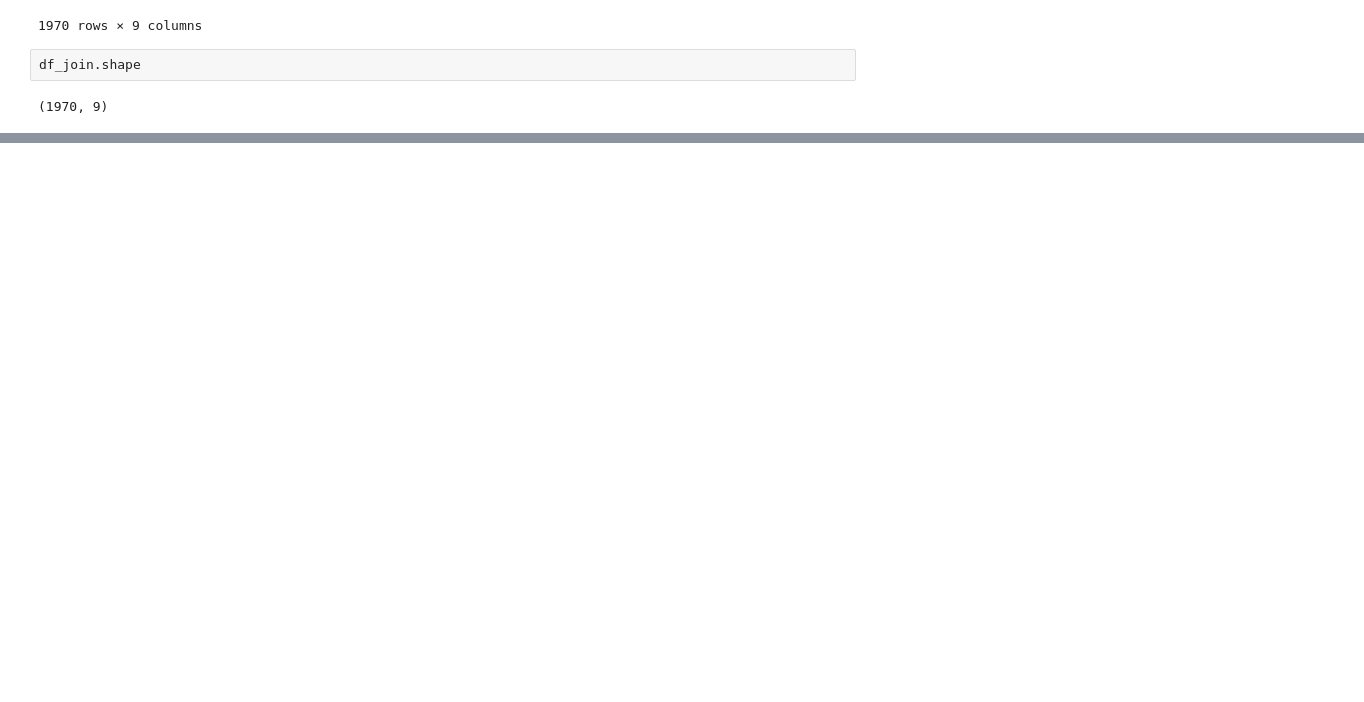
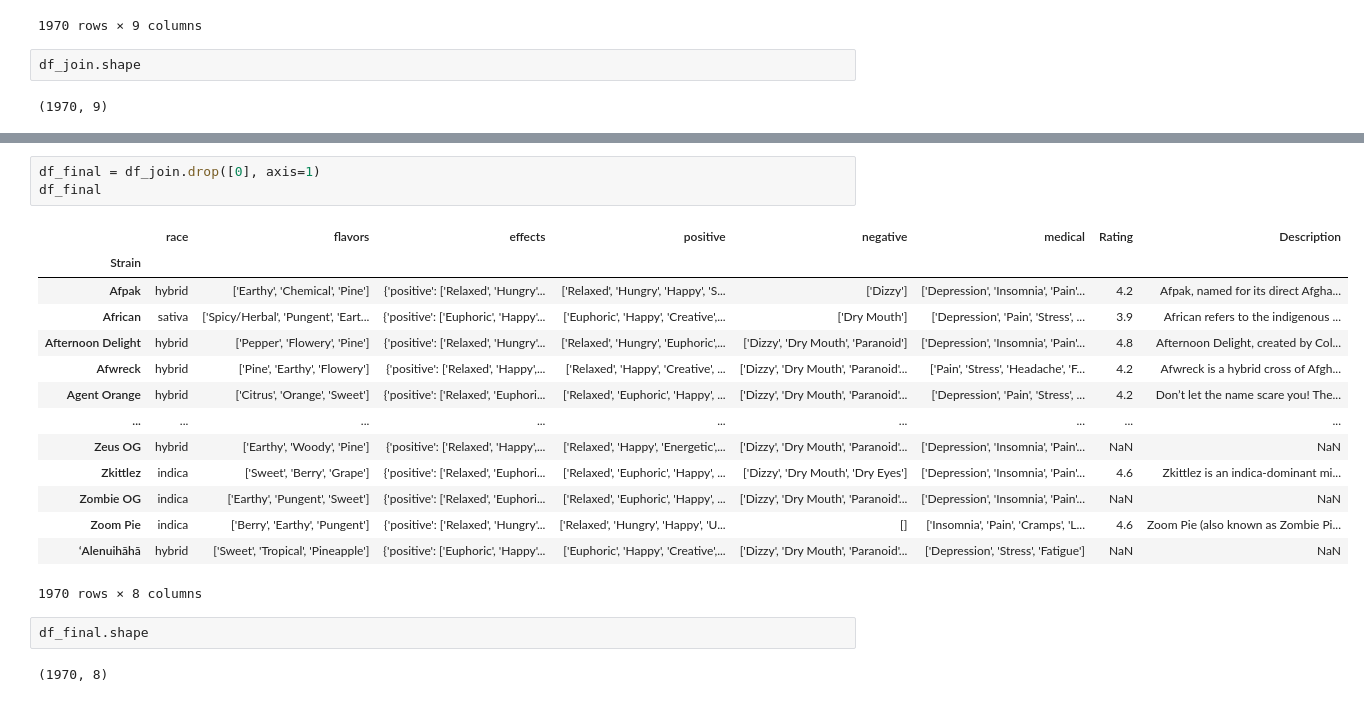
Before and after one commit to michhottinger/MedCab2bw, a Jupyter notebook: MedCab2bw.ipynb, the cells around one changed output, grey strips where cells are left out. Drawn from its saved outputs; the diff is of its cells as text; blank space fills up the shorter version.

```diff
--- a/MedCab2bw.ipynb
+++ b/MedCab2bw.ipynb
@@ -127,0 +141,22 @@ df_join.shape
+# %%
+df_final = df_join.drop([0], axis=1)
+df_final
+# %% [output]
+|  | race | flavors | effects | positive | negative | medical | Rating | Description |
+| Strain |  |  |  |  |  |  |  |  |
+| Afpak | hybrid | ['Earthy', 'Chemical', 'Pine'] | {'positive': ['Relaxed', 'Hungry'... | ['Relaxed', 'Hungry', 'Happy', 'S... | ['Dizzy'] | ['Depression', 'Insomnia', 'Pain'... | 4.2 | Afpak, named for its direct Afgha... |
+| African | sativa | ['Spicy/Herbal', 'Pungent', 'Eart... | {'positive': ['Euphoric', 'Happy'... | ['Euphoric', 'Happy', 'Creative',... | ['Dry Mouth'] | ['Depression', 'Pain', 'Stress', ... | 3.9 | African refers to the indigenous ... |
+| Afternoon Delight | hybrid | ['Pepper', 'Flowery', 'Pine'] | {'positive': ['Relaxed', 'Hungry'... | ['Relaxed', 'Hungry', 'Euphoric',... | ['Dizzy', 'Dry Mouth', 'Paranoid'] | ['Depression', 'Insomnia', 'Pain'... | 4.8 | Afternoon Delight, created by Col... |
+| Afwreck | hybrid | ['Pine', 'Earthy', 'Flowery'] | {'positive': ['Relaxed', 'Happy',... | ['Relaxed', 'Happy', 'Creative', ... | ['Dizzy', 'Dry Mouth', 'Paranoid'... | ['Pain', 'Stress', 'Headache', 'F... | 4.2 | Afwreck is a hybrid cross of Afgh... |
+| Agent Orange | hybrid | ['Citrus', 'Orange', 'Sweet'] | {'positive': ['Relaxed', 'Euphori... | ['Relaxed', 'Euphoric', 'Happy', ... | ['Dizzy', 'Dry Mouth', 'Paranoid'... | ['Depression', 'Pain', 'Stress', ... | 4.2 | Don’t let the name scare you! The... |
+| ... | ... | ... | ... | ... | ... | ... | ... | ... |
+| Zeus OG | hybrid | ['Earthy', 'Woody', 'Pine'] | {'positive': ['Relaxed', 'Happy',... | ['Relaxed', 'Happy', 'Energetic',... | ['Dizzy', 'Dry Mouth', 'Paranoid'... | ['Depression', 'Insomnia', 'Pain'... | NaN | NaN |
+| Zkittlez | indica | ['Sweet', 'Berry', 'Grape'] | {'positive': ['Relaxed', 'Euphori... | ['Relaxed', 'Euphoric', 'Happy', ... | ['Dizzy', 'Dry Mouth', 'Dry Eyes'] | ['Depression', 'Insomnia', 'Pain'... | 4.6 | Zkittlez is an indica-dominant mi... |
+| Zombie OG | indica | ['Earthy', 'Pungent', 'Sweet'] | {'positive': ['Relaxed', 'Euphori... | ['Relaxed', 'Euphoric', 'Happy', ... | ['Dizzy', 'Dry Mouth', 'Paranoid'... | ['Depression', 'Insomnia', 'Pain'... | NaN | NaN |
+| Zoom Pie | indica | ['Berry', 'Earthy', 'Pungent'] | {'positive': ['Relaxed', 'Hungry'... | ['Relaxed', 'Hungry', 'Happy', 'U... | [] | ['Insomnia', 'Pain', 'Cramps', 'L... | 4.6 | Zoom Pie (also known as Zombie Pi... |
+| ʻAlenuihāhā | hybrid | ['Sweet', 'Tropical', 'Pineapple'] | {'positive': ['Euphoric', 'Happy'... | ['Euphoric', 'Happy', 'Creative',... | ['Dizzy', 'Dry Mouth', 'Paranoid'... | ['Depression', 'Stress', 'Fatigue'] | NaN | NaN |
+1970 rows × 8 columns
+# %%
+df_final.shape
+# %% [output]
+(1970, 8)
```
Also changed, not shown: parts of 1 cell of this notebook.
